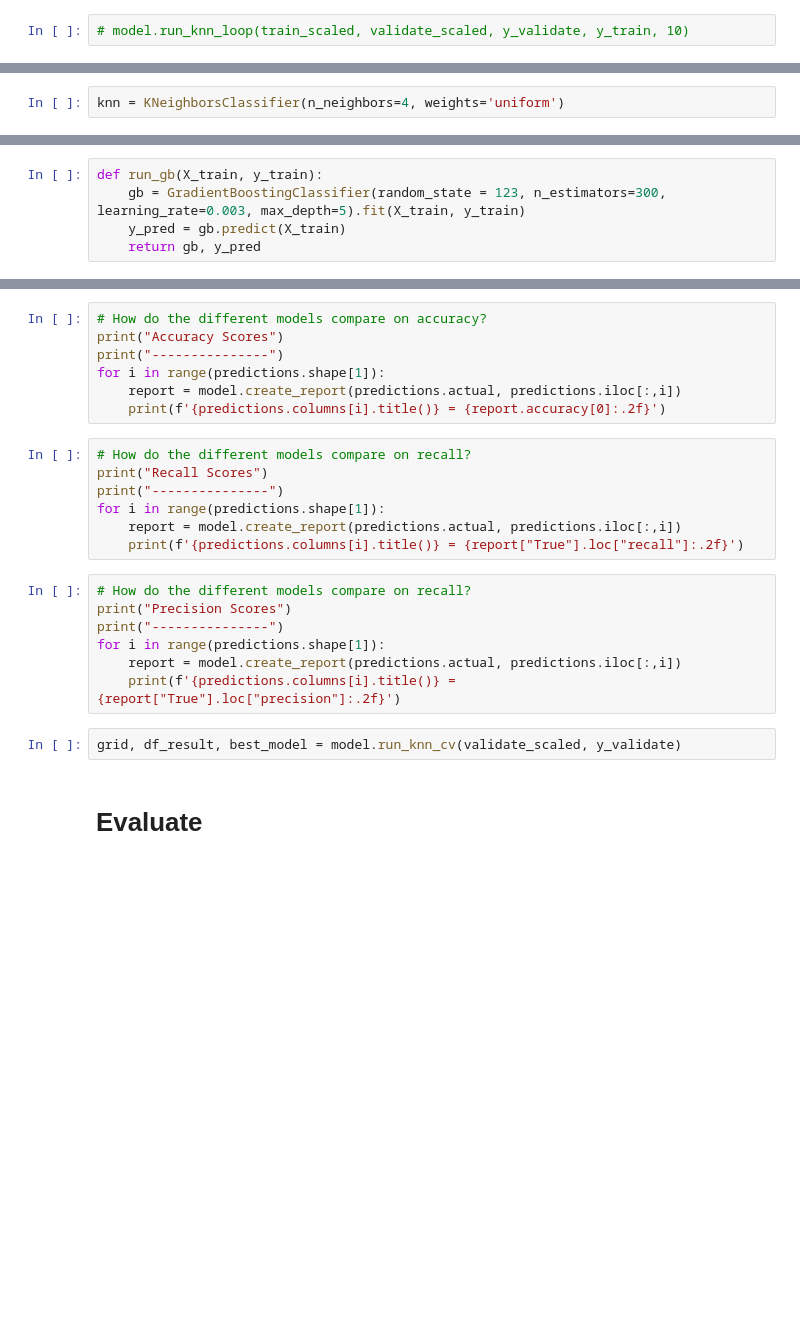
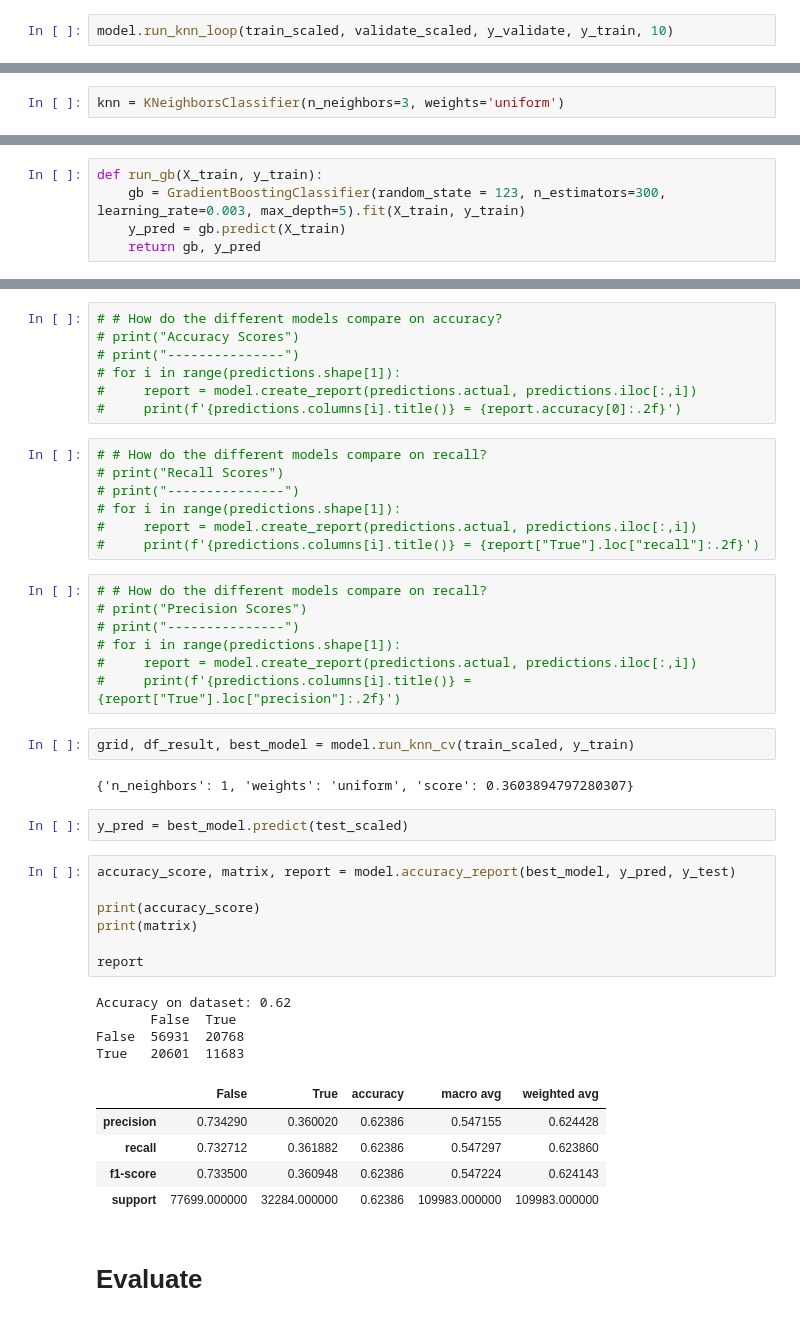
Before and after one commit to guedanie/flight_delay_predictor, a Jupyter notebook: weather_exploration.ipynb, the cells around one changed output, grey strips where cells are left out. Cells and saved outputs as stored; diff of their text form; blank space fills up the shorter version.

```diff
--- a/weather_exploration.ipynb
+++ b/weather_exploration.ipynb
@@ -368,4 +513,4 @@ model.rf_feature_importance(rf, train_scaled)
 # %% [markdown]
 # KNN
 # %%
-# model.run_knn_loop(train_scaled, validate_scaled, y_validate, y_train, 10)
+model.run_knn_loop(train_scaled, validate_scaled, y_validate, y_train, 10)
@@ -372,4 +527,4 @@ model.rf_feature_importance(rf, train_scaled)
 # %%
-knn = KNeighborsClassifier(n_neighbors=4, weights='uniform')
+knn = KNeighborsClassifier(n_neighbors=3, weights='uniform')
 # %%
 knn.fit(train_scaled, y_train)
@@ -407,26 +590,47 @@ gb.score(validate_scaled, y_validate)
 # %%
-# How do the different models compare on accuracy?
-print("Accuracy Scores")
-print("---------------")
-for i in range(predictions.shape[1]):
-    report = model.create_report(predictions.actual, predictions.iloc[:,i])
-    print(f'{predictions.columns[i].title()} = {report.accuracy[0]:.2f}')
+# # How do the different models compare on accuracy?
+# print("Accuracy Scores")
+# print("---------------")
+# for i in range(predictions.shape[1]):
+#     report = model.create_report(predictions.actual, predictions.iloc[:,i])
+#     print(f'{predictions.columns[i].title()} = {report.accuracy[0]:.2f}')
 # %%
-# How do the different models compare on recall?
-print("Recall Scores")
-print("---------------")
-for i in range(predictions.shape[1]):
-    report = model.create_report(predictions.actual, predictions.iloc[:,i])
-    print(f'{predictions.columns[i].title()} = {report["True"].loc["recall"]:.2f}')
+# # How do the different models compare on recall?
+# print("Recall Scores")
+# print("---------------")
+# for i in range(predictions.shape[1]):
+#     report = model.create_report(predictions.actual, predictions.iloc[:,i])
+#     print(f'{predictions.columns[i].title()} = {report["True"].loc["recall"]:.2f}')
 # %%
-# How do the different models compare on recall?
-print("Precision Scores")
-print("---------------")
-for i in range(predictions.shape[1]):
-    report = model.create_report(predictions.actual, predictions.iloc[:,i])
-    print(f'{predictions.columns[i].title()} = {report["True"].loc["precision"]:.2f}')
+# # How do the different models compare on recall?
+# print("Precision Scores")
+# print("---------------")
+# for i in range(predictions.shape[1]):
+#     report = model.create_report(predictions.actual, predictions.iloc[:,i])
+#     print(f'{predictions.columns[i].title()} = {report["True"].loc["precision"]:.2f}')
 # %%
-grid, df_result, best_model = model.run_knn_cv(validate_scaled, y_validate)
+grid, df_result, best_model = model.run_knn_cv(train_scaled, y_train)
+# %% [output]
+{'n_neighbors': 1, 'weights': 'uniform', 'score': 0.3603894797280307}
+# %%
+y_pred = best_model.predict(test_scaled)
+# %%
+accuracy_score, matrix, report = model.accuracy_report(best_model, y_pred, y_test)
+
+print(accuracy_score)
+print(matrix)
+
+report
+# %% [output]
+Accuracy on dataset: 0.62
+       False  True
+False  56931  20768
+True   20601  11683
+|  | False | True | accuracy | macro avg | weighted avg |
+| precision | 0.734290 | 0.360020 | 0.62386 | 0.547155 | 0.624428 |
+| recall | 0.732712 | 0.361882 | 0.62386 | 0.547297 | 0.623860 |
+| f1-score | 0.733500 | 0.360948 | 0.62386 | 0.547224 | 0.624143 |
+| support | 77699.000000 | 32284.000000 | 0.62386 | 109983.000000 | 109983.000000 |
 # %% [markdown]
 # Evaluate
 # %%
```
Also changed, not shown: parts of 35 cells of this notebook.
